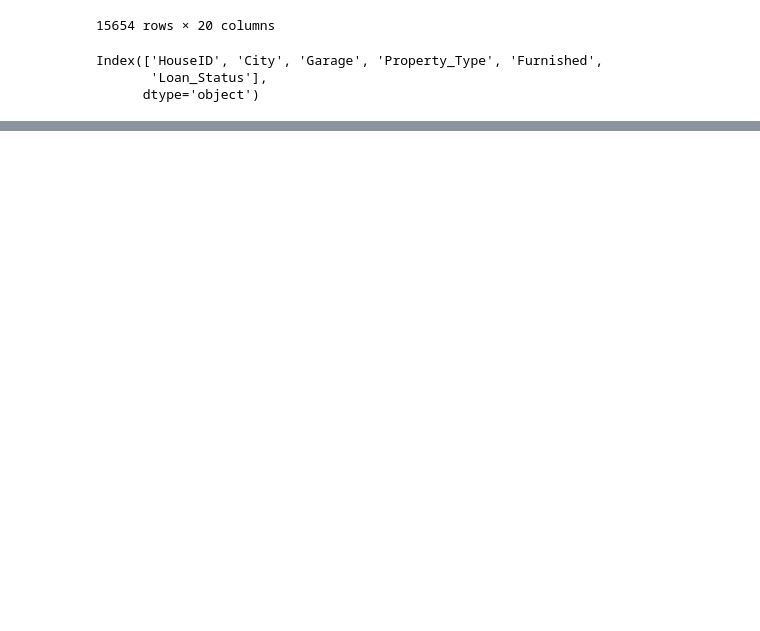
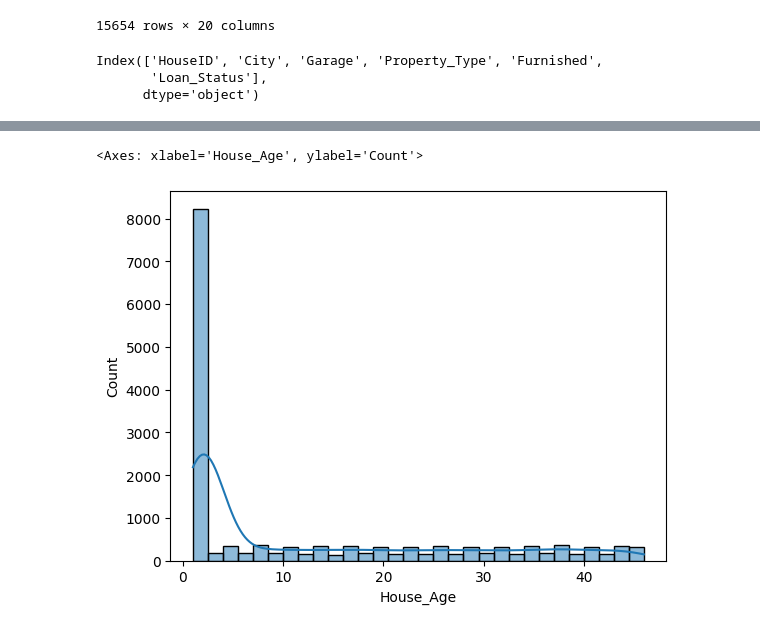
Before and after one commit to Harshi-63/Python-Training, a Jupyter notebook: Data_cleaning.ipynb, the cells around one changed output, grey strips where cells are left out. Saved outputs shown, nothing was run; the diff lists cells and outputs as text; code cells hidden in the pictures; blank space fills up the shorter version.

```diff
--- a/Data_cleaning.ipynb
+++ b/Data_cleaning.ipynb
@@ -433,0 +456,3 @@ data = pd.get_dummies(data,columns=['Property_Type'])
+# %%
+df['Total_Rooms'] = df['Bedrooms'] + df['Bathrooms']
+df
@@ -433,0 +473,4 @@ data = pd.get_dummies(data,columns=['Property_Type'])
+# %%
+df['Price_Per_Sqft'] = df['Price'] / df['Area_sqft']
+df['House_Age'] =2026 - df['Year_Built']
+df
@@ -433,0 +555,6 @@ data = pd.get_dummies(data,columns=['Property_Type'])
+# %%
+df = df[df['Price'] < 100_000_000]
+
+upper_limit = 100_000_000
+df.loc[:,'Price'] = np.where(df['Price'] > upper_limit, upper_limit, df['Price'])
+# df[df['Price'] > upper_limit]
@@ -433,0 +586,3 @@ data = pd.get_dummies(data,columns=['Property_Type'])
+# %%
+df['House_Age'] = np.abs(df['House_Age'])
+df
@@ -433,0 +603,5 @@ data = pd.get_dummies(data,columns=['Property_Type'])
+# %%
+sns.histplot(df['House_Age'],kde=True,bins=30)
+# %% [output]
+<Axes: xlabel='House_Age', ylabel='Count'>
+[figure, added]
```
Also changed, not shown: parts of 13 cells of this notebook, 7 other files.
